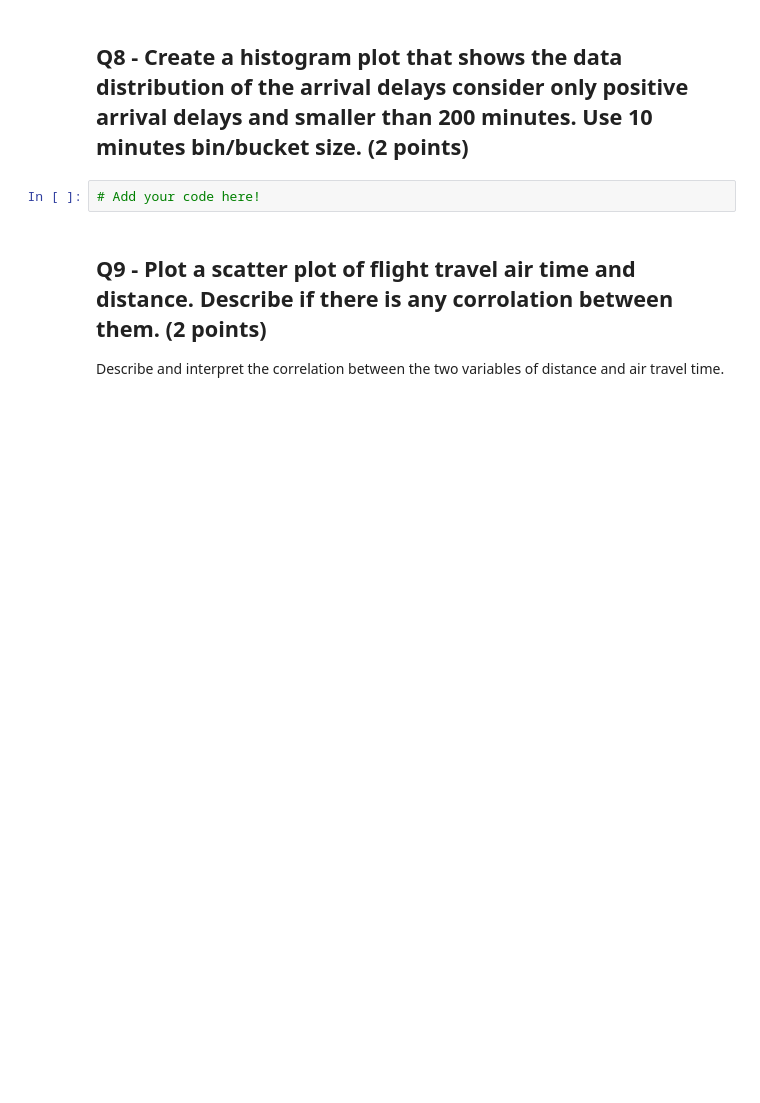
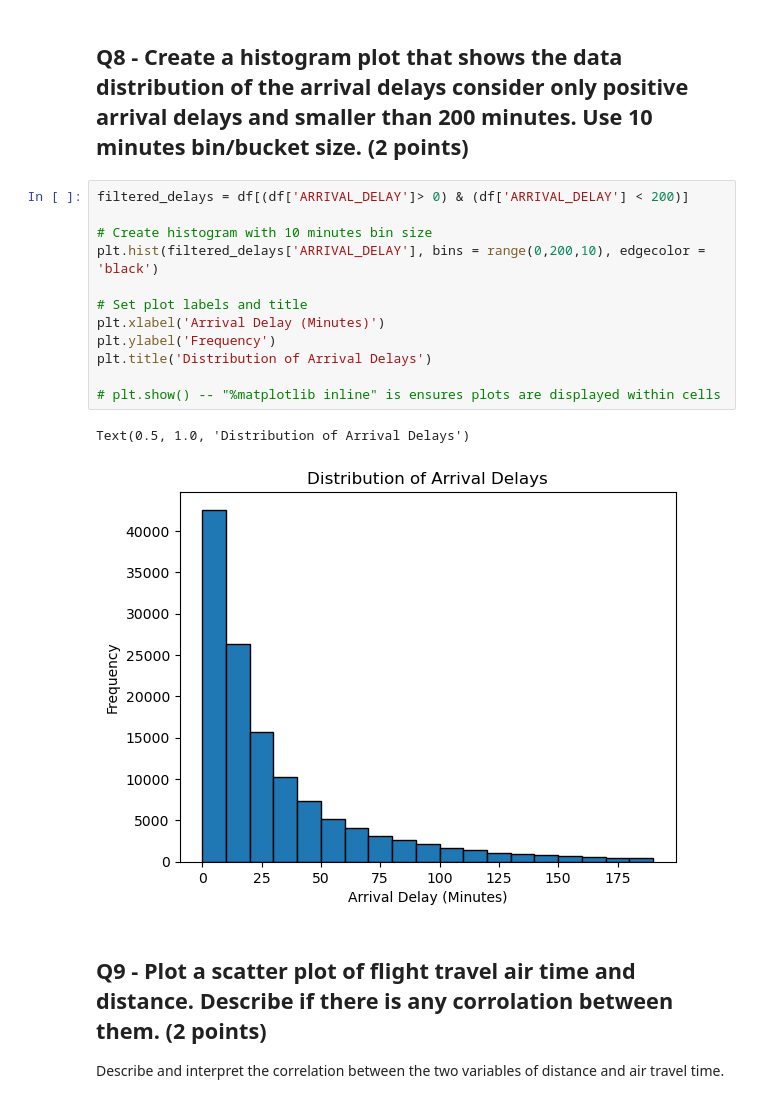
Before and after one commit to dylanxlam/data_science_practice_and_skills, a Jupyter notebook: 329e_HW01_Spring24.ipynb, the cells around one changed output. Cells and saved outputs as stored; diff of their text form; blank space fills up the shorter version.

```diff
--- a/329e_HW01_Spring24.ipynb
+++ b/329e_HW01_Spring24.ipynb
@@ -212,7 +142,20 @@ cancels_by_origin.nlargest(5, columns = 'CANCELLED')
 # %% [markdown]
 ## Q8 - Create a histogram plot that shows the data distribution of the arrival delays consider only positive arrival delays and smaller than 200 minutes. Use 10 minutes bin/bucket size. (2 points)
 # %%
-# Add your code here!
+filtered_delays = df[(df['ARRIVAL_DELAY']> 0) & (df['ARRIVAL_DELAY'] < 200)]
+
+# Create histogram with 10 minutes bin size
+plt.hist(filtered_delays['ARRIVAL_DELAY'], bins = range(0,200,10), edgecolor = 'black')
+
+# Set plot labels and title
+plt.xlabel('Arrival Delay (Minutes)')
+plt.ylabel('Frequency')
+plt.title('Distribution of Arrival Delays')
+
+# plt.show() -- "%matplotlib inline" is ensures plots are displayed within cells
+# %% [output]
+Text(0.5, 1.0, 'Distribution of Arrival Delays')
+[figure, added]
 # %% [markdown]
 ## Q9 -  Plot a scatter plot of  flight travel air time and distance. Describe if there is any corrolation between them. (2 points)
 
```
Also changed, not shown: parts of 15 cells of this notebook, 1 other file.
